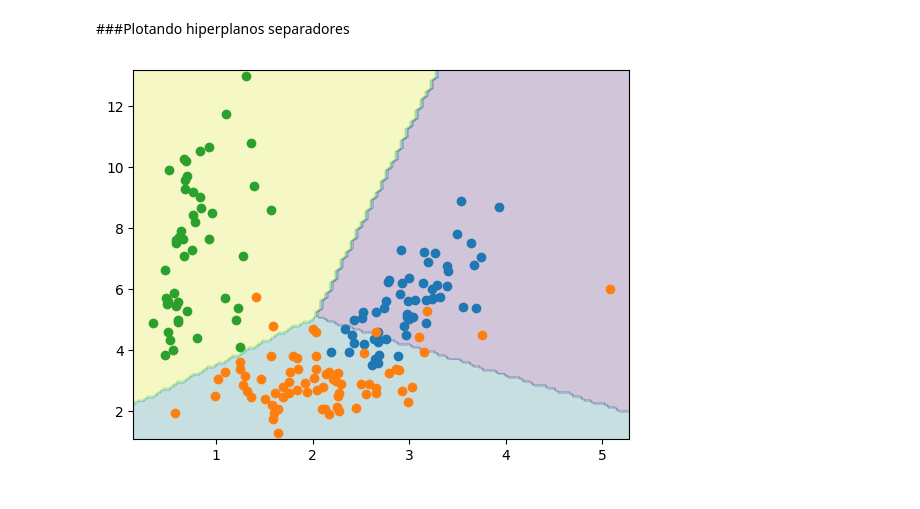
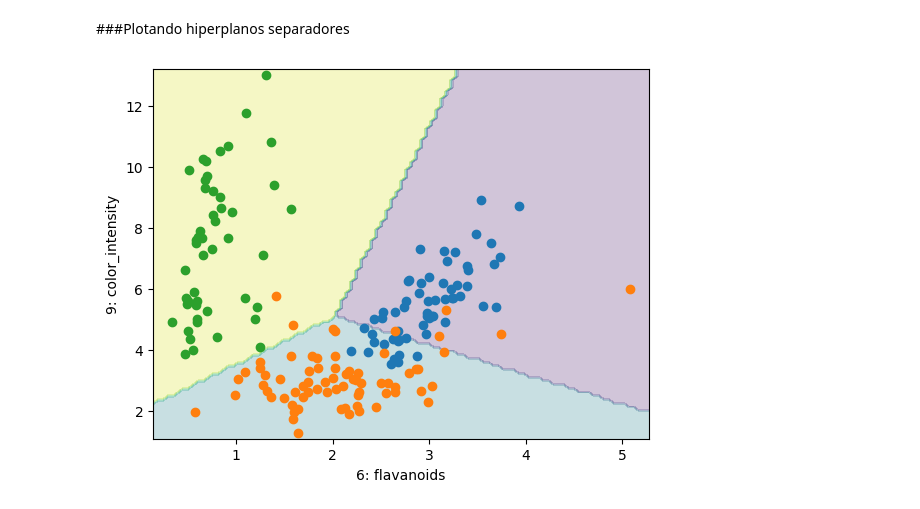
Before and after one commit to nildodnjunior/mestrado_comp_ifes_ml, a Jupyter notebook: aula3a_multiclasse.ipynb, the cells around one changed output. Saved outputs shown, nothing was run; the diff lists cells and outputs as text; code cells hidden in the pictures.

```diff
--- a/aula3a_multiclasse.ipynb
+++ b/aula3a_multiclasse.ipynb
@@ -151,18 +151,21 @@ plt.show()
 # %%
 modelo.fit(X[:,[6,9]], y)
 
 x6s = np.linspace(np.min(X[:, 6]) - 0.2, np.max(X[:, 6]) + 0.2, 100)
 x9s = np.linspace(np.min(X[:, 9]) - 0.2, np.max(X[:, 9]) + 0.2, 100)
 x6, x9 = np.meshgrid(x6s, x9s)
 
 Xdec = np.c_[x6.ravel(), x9.ravel()]
 
 ypred = modelo.predict(Xdec)
 plt.contourf(x6, x9, ypred.reshape(x6.shape), alpha=0.25)
 
 for k in set(y):
-  plt.plot(X[:,6][y==k], X[:,9][y==k], 'o')
+    plt.plot(X[:,6][y==k], X[:,9][y==k], 'o')
+
+plt.xlabel(f"{6}: {dataset.feature_names[6]}")
+plt.ylabel(f"{9}: {dataset.feature_names[9]}")
 
 plt.show()
 # %% [output]
-[figure, old version]
+[figure, new version]
```
